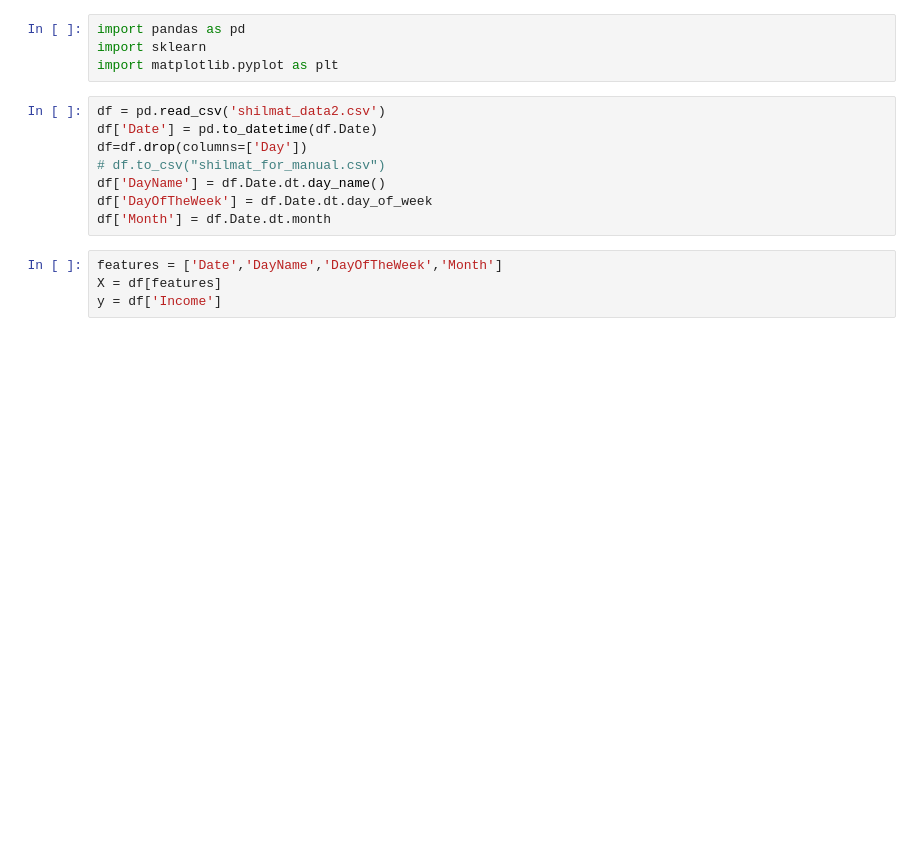
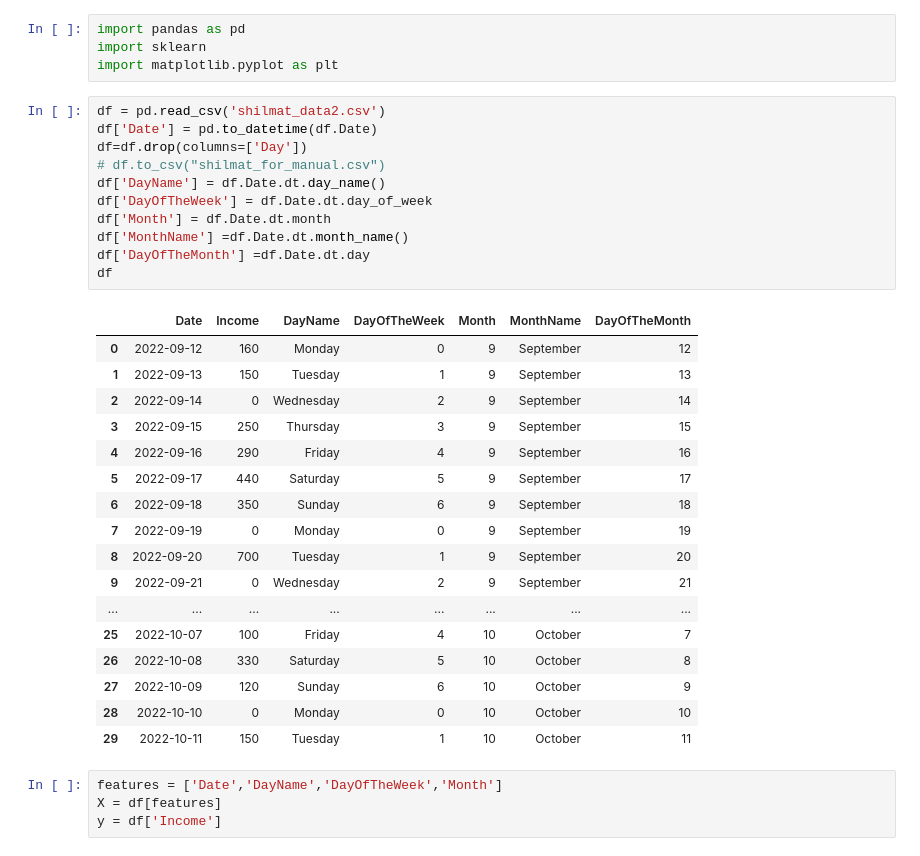
Before and after one commit to EyuaelB/huletshi_shilmat, a Jupyter notebook: shilmat_data3.ipynb, the cells around one changed output. Cells and saved outputs as stored; diff of their text form; blank space fills up the shorter version.

```diff
--- a/shilmat_data3.ipynb
+++ b/shilmat_data3.ipynb
@@ -5,11 +5,32 @@ import matplotlib.pyplot as plt
 # %%
 df = pd.read_csv('shilmat_data2.csv')
 df['Date'] = pd.to_datetime(df.Date)
 df=df.drop(columns=['Day'])
 # df.to_csv("shilmat_for_manual.csv")
 df['DayName'] = df.Date.dt.day_name()
 df['DayOfTheWeek'] = df.Date.dt.day_of_week
 df['Month'] = df.Date.dt.month
+df['MonthName'] =df.Date.dt.month_name()
+df['DayOfTheMonth'] =df.Date.dt.day
+df
+# %% [output]
+|  | Date | Income | DayName | DayOfTheWeek | Month | MonthName | DayOfTheMonth |
+| 0 | 2022-09-12 | 160 | Monday | 0 | 9 | September | 12 |
+| 1 | 2022-09-13 | 150 | Tuesday | 1 | 9 | September | 13 |
+| 2 | 2022-09-14 | 0 | Wednesday | 2 | 9 | September | 14 |
+| 3 | 2022-09-15 | 250 | Thursday | 3 | 9 | September | 15 |
+| 4 | 2022-09-16 | 290 | Friday | 4 | 9 | September | 16 |
+| 5 | 2022-09-17 | 440 | Saturday | 5 | 9 | September | 17 |
+| 6 | 2022-09-18 | 350 | Sunday | 6 | 9 | September | 18 |
+| 7 | 2022-09-19 | 0 | Monday | 0 | 9 | September | 19 |
+| 8 | 2022-09-20 | 700 | Tuesday | 1 | 9 | September | 20 |
+| 9 | 2022-09-21 | 0 | Wednesday | 2 | 9 | September | 21 |
+| ... | ... | ... | ... | ... | ... | ... | ... |
+| 25 | 2022-10-07 | 100 | Friday | 4 | 10 | October | 7 |
+| 26 | 2022-10-08 | 330 | Saturday | 5 | 10 | October | 8 |
+| 27 | 2022-10-09 | 120 | Sunday | 6 | 10 | October | 9 |
+| 28 | 2022-10-10 | 0 | Monday | 0 | 10 | October | 10 |
+| 29 | 2022-10-11 | 150 | Tuesday | 1 | 10 | October | 11 |
 # %%
 features = ['Date','DayName','DayOfTheWeek','Month']
 X = df[features]
```
Also changed, not shown: parts of 2 cells of this notebook.
